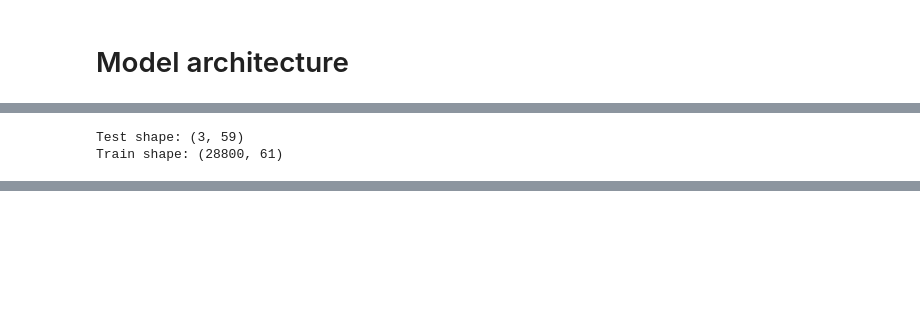
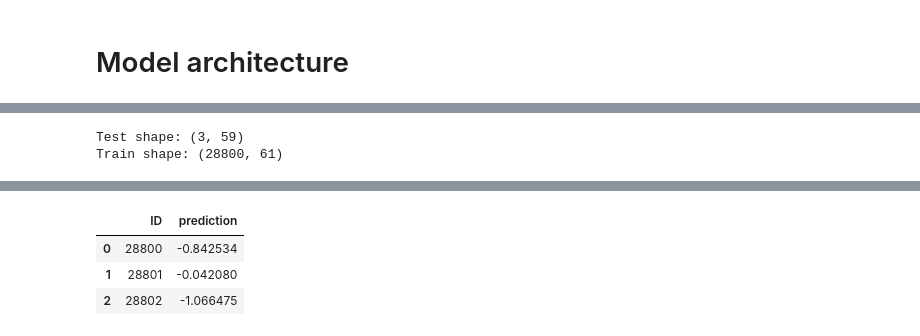
Before and after one commit to MisterFOURXXX/kaggle-competitions, a Jupyter notebook: CIBMTR-equity-in-post-HCT-survival-predictions/cibmtr-challenge-submission.ipynb, the cells around one changed output, grey strips where cells are left out. Saved outputs shown, nothing was run; the diff lists cells and outputs as text; code cells hidden in the pictures; blank space fills up the shorter version.

Commit message:
Update CIBMTR - Equity in post-HCT Survival Predictions files
Update CIBMTR - Equity in post-HCT Survival Predictions  contents and code in training and submission notebooks

```diff
--- a/CIBMTR-equity-in-post-HCT-survival-predictions/cibmtr-challenge-submission.ipynb
+++ b/CIBMTR-equity-in-post-HCT-survival-predictions/cibmtr-challenge-submission.ipynb
@@ -925,4 +1109,41 @@ class LitNN(pl.LightningModule):
 # %%
+def train_final(X_num_train, dl_train, dl_val, transformers, hparams=None, categorical_cols=None):
+    """
+    Defines model hyperparameters and fit the model.
+    """
+    if hparams is None:
+        hparams = {
+            "embedding_dim": 27,
+            "projection_dim": 43,
+            "hidden_dim": 76,
+            "lr": 0.00487,
+            "dropout": 0.38886,
+            "aux_weight": 0.49631,
+            "margin": 0.10025,
+            "weight_decay": 0.000115
+        }
+    model = LitNN(
+        continuous_dim=X_num_train.shape[1],
+        categorical_cardinality=[len(t.classes_) for t in transformers],
+        race_index=categorical_cols.index("race_group"),
+        **hparams
+    )
+    checkpoint_callback = pl.callbacks.ModelCheckpoint(monitor="val_loss", save_top_k=1)
+    trainer = pl.Trainer(
+        accelerator='cuda',
+        max_epochs=100,                               #### 56 is used in this competition but 100 epoch achieve the lowest validation loss
+        log_every_n_steps=6,
+        callbacks=[
+            checkpoint_callback,
+            LearningRateMonitor(logging_interval='epoch'),
+            TQDMProgressBar(),
+            StochasticWeightAveraging(swa_lrs=1e-5, swa_epoch_start=40, annealing_epochs=15)
+        ],
+    )
+    trainer.fit(model, dl_train)
+    trainer.test(model, dl_val)
+    return model.eval()
+
 def main(hparams):
     """
     Main function to train the model.
@@ -939,7 +1160,7 @@ def main(hparams):
     test['efs'] = 1
     test_pred = np.zeros(test.shape[0])
     categorical_cols, numerical = get_feature_types(train_original)
-    kf = StratifiedKFold(n_splits=15, shuffle=True, )
+    kf = StratifiedKFold(n_splits=5, shuffle=True, )
     for i, (train_index, test_index) in enumerate(
         kf.split(
             train_original, train_original.race_group.astype(str) + (train_original.age_at_hct == 0.044).astype(str)
@@ -966,43 +1187,6 @@ def main(hparams):
     display(subm_data.head())
     return
 
-def train_final(X_num_train, dl_train, dl_val, transformers, hparams=None, categorical_cols=None):
-    """
-    Defines model hyperparameters and fit the model.
-    """
-    if hparams is None:
-        hparams = {
-            "embedding_dim": 16,
-            "projection_dim": 112,
-            "hidden_dim": 56,
-            "lr": 0.06464861983337984,
-            "dropout": 0.05463240181423116,
-            "aux_weight": 0.26545778308743806,
-            "margin": 0.2588153271003354,
-            "weight_decay": 0.0002773544957610778
-        }
-    model = LitNN(
-        continuous_dim=X_num_train.shape[1],
-        categorical_cardinality=[len(t.classes_) for t in transformers],
-        race_index=categorical_cols.index("race_group"),
-        **hparams
-    )
-    checkpoint_callback = pl.callbacks.ModelCheckpoint(monitor="val_loss", save_top_k=1)
-    trainer = pl.Trainer(
-        accelerator='cuda',
-        max_epochs=56,
-        log_every_n_steps=6,
-        callbacks=[
-            checkpoint_callback,
-            LearningRateMonitor(logging_interval='epoch'),
-            TQDMProgressBar(),
-            StochasticWeightAveraging(swa_lrs=1e-5, swa_epoch_start=40, annealing_epochs=15)
-        ],
-    )
-    trainer.fit(model, dl_train)
-    trainer.test(model, dl_val)
-    return model.eval()
-
 
 hparams = None
 res = main(hparams)
@@ -1047 +1231,5 @@ Train shape: (28800, 61)
 └───────────────────────────┴───────────────────────────┘
+|  | ID | prediction |
+| 0 | 28800 | -0.842534 |
+| 1 | 28801 | -0.042080 |
+| 2 | 28802 | -1.066475 |
```
Also changed, not shown: parts of 22 cells of this notebook, 2 other files.
